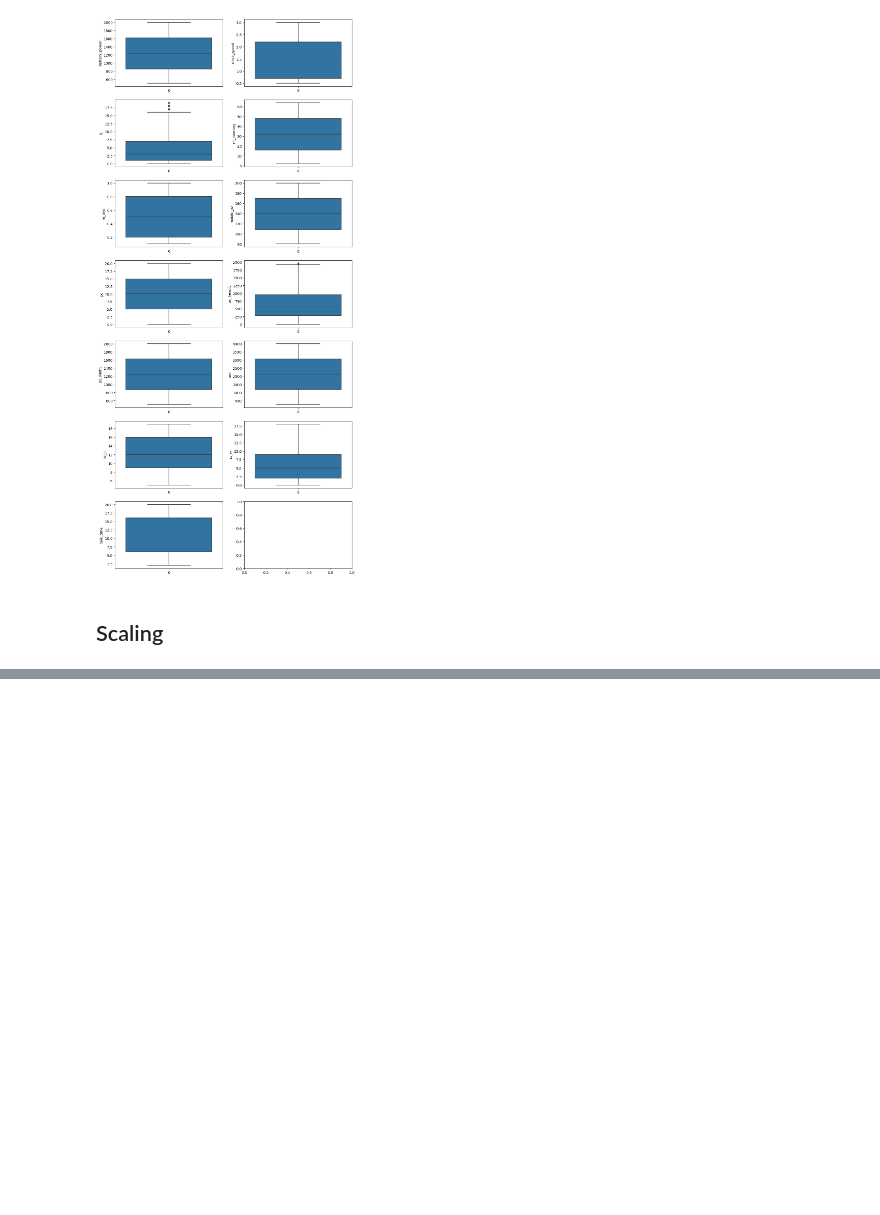
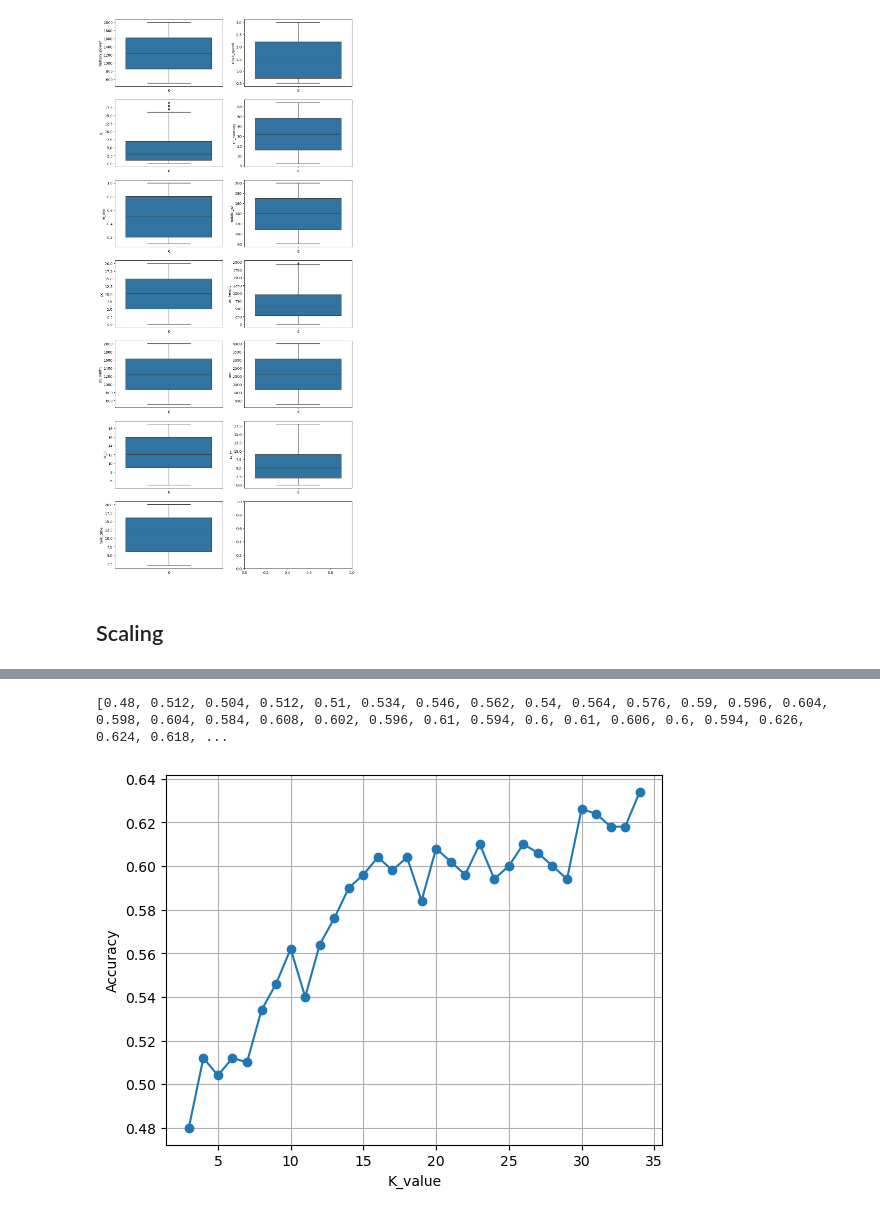
Before and after one commit to kskarthiksk/TCS-ION-Internship, a Jupyter notebook: Ranking Features of a Smartphone.ipynb, the cells around one changed output, grey strips where cells are left out. Cells and saved outputs as stored; diff of their text form; code cells hidden in the pictures; blank space fills up the shorter version.

Commit message:
more classification files added

```diff
--- a/Ranking Features of a Smartphone.ipynb
+++ b/Ranking Features of a Smartphone.ipynb
@@ -327,0 +328,8 @@ weighted avg       0.96      0.96      0.96       500
+# %%
+from sklearn.tree import DecisionTreeClassifier
+model = DecisionTreeClassifier(random_state=0)
+model.fit(X_train, y_train)
+y_pred = model.predict(X_test)
+print("Accuracy:", accuracy_score(y_test, y_pred))
+print(confusion_matrix(y_test, y_pred))
+print(classification_report(y_test, y_pred))
@@ -327,0 +352,8 @@ weighted avg       0.96      0.96      0.96       500
+# %%
+from sklearn.ensemble import RandomForestClassifier
+model = RandomForestClassifier(random_state=0)
+model.fit(X_train, y_train)
+y_pred = model.predict(X_test)
+print("Accuracy:", accuracy_score(y_test, y_pred))
+print(confusion_matrix(y_test, y_pred))
+print(classification_report(y_test, y_pred))
@@ -327,0 +376,8 @@ weighted avg       0.96      0.96      0.96       500
+# %%
+from sklearn.svm import SVC
+model = SVC(kernel='linear')
+model.fit(X_train, y_train)
+y_pred = model.predict(X_test)
+print("Accuracy:", accuracy_score(y_test, y_pred))
+print(confusion_matrix(y_test, y_pred))
+print(classification_report(y_test, y_pred))
@@ -327,0 +400,22 @@ weighted avg       0.96      0.96      0.96       500
+# %%
+from sklearn.neighbors import KNeighborsClassifier
+metric_k = []
+neighbors = np.arange(3,35)
+
+for k in neighbors:
+    knn = KNeighborsClassifier(n_neighbors = k, metric = 'minkowski', p = 2)
+    knn.fit(X_train, y_train)
+    y_pred = knn.predict(X_test)
+    acc = accuracy_score(y_test, y_pred)
+    metric_k.append(acc)
+print(metric_k)
+# %% [output]
+[0.48, 0.512, 0.504, 0.512, 0.51, 0.534, 0.546, 0.562, 0.54, 0.564, 0.576, 0.59, 0.596, 0.604, 0.598, 0.604, 0.584, 0.608, 0.602, 0.596, 0.61, 0.594, 0.6, 0.61, 0.606, 0.6, 0.594, 0.626, 0.624, 0.618, ...
+# %%
+plt.plot(neighbors, metric_k, 'o-')
+plt.xlabel('K_value')
+plt.ylabel('Accuracy')
+plt.grid()
+plt.show()
+# %% [output]
+[figure, added]
```
Also changed, not shown: parts of 13 cells of this notebook, 1 other file.
